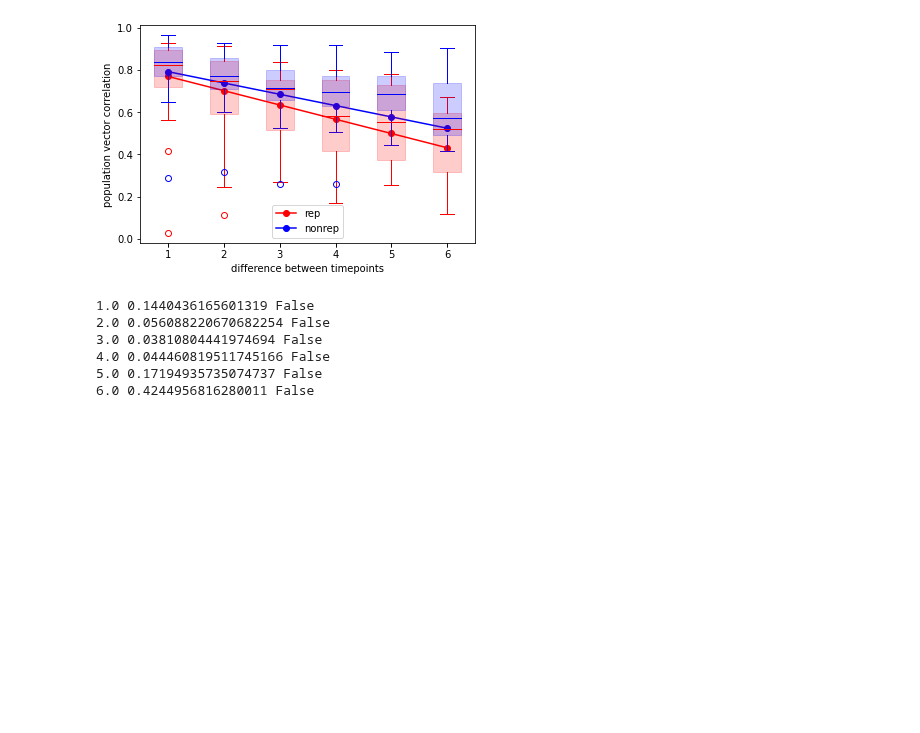
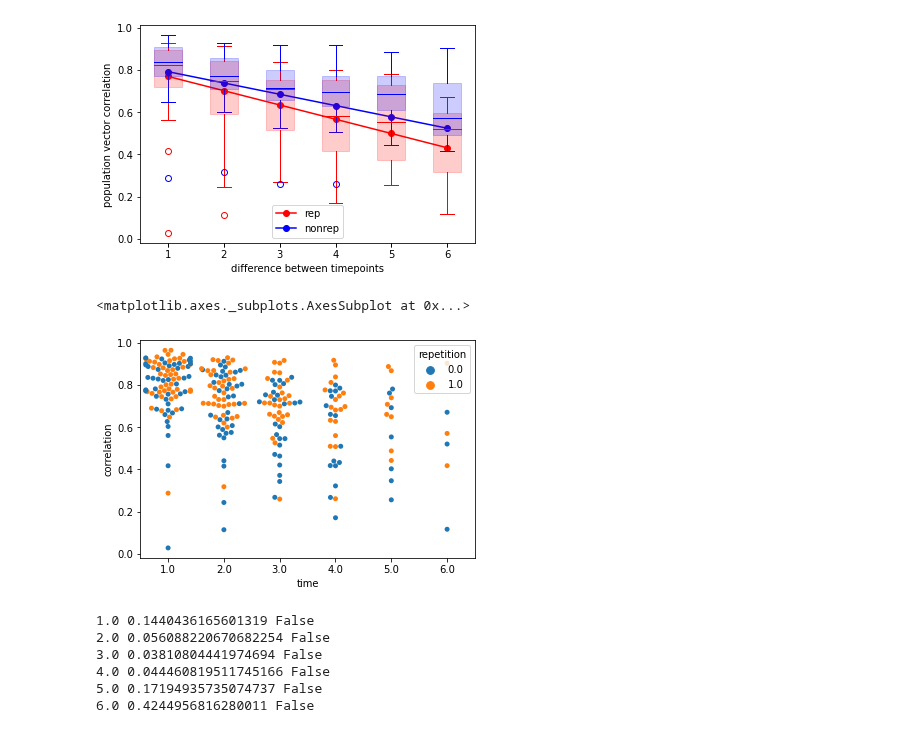
Before and after one commit to whock3/ratterdam, a Jupyter notebook: maanasa/CODES/2022_05_29_pv_correlation_rep_nonrep.ipynb, the cells around one changed output. Cells and saved outputs as stored; diff of their text form; code cells hidden in the pictures; blank space fills up the shorter version.

```diff
--- a/maanasa/CODES/2022_05_29_pv_correlation_rep_nonrep.ipynb
+++ b/maanasa/CODES/2022_05_29_pv_correlation_rep_nonrep.ipynb
@@ -174,6 +172,11 @@ R-squared: 0.164064
 pvalue: 0.000000
 slope: -0.053573
 [figure]
+# %%
+sb.swarmplot(df_corr['time'],df_corr['correlation'], hue = df_corr['repetition'] )
+# %% [output]
+<matplotlib.axes._subplots.AxesSubplot at 0x...>
+[figure, added]
 # %%
 ## statistics
 num_tests = len(np.unique(np.array(df_corr['time'])))
```
Also changed, not shown: parts of 2 cells of this notebook.
